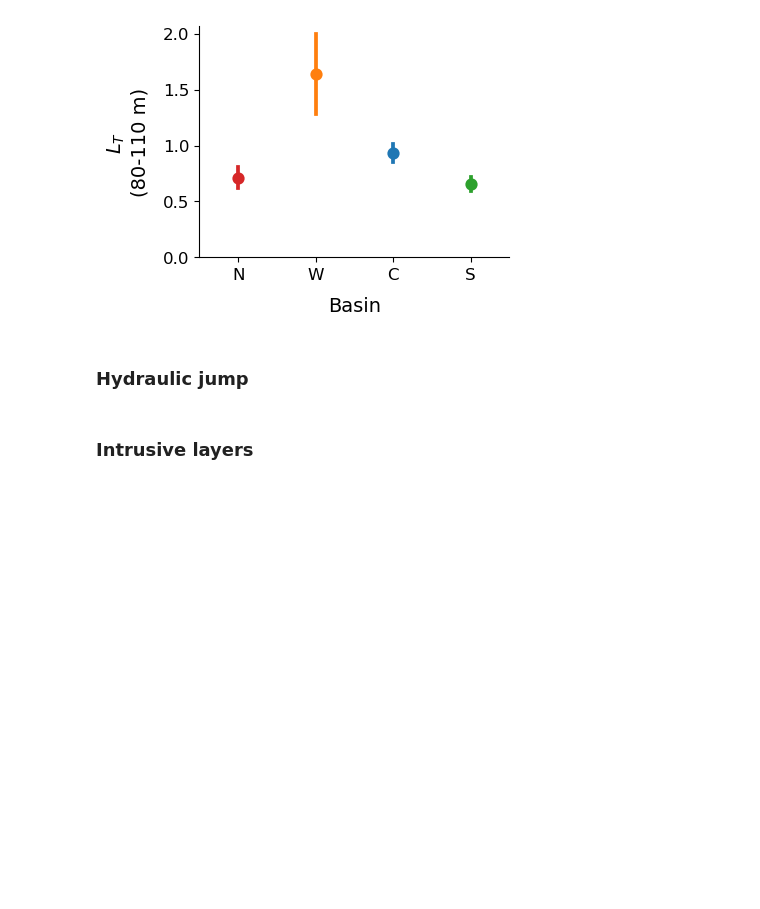
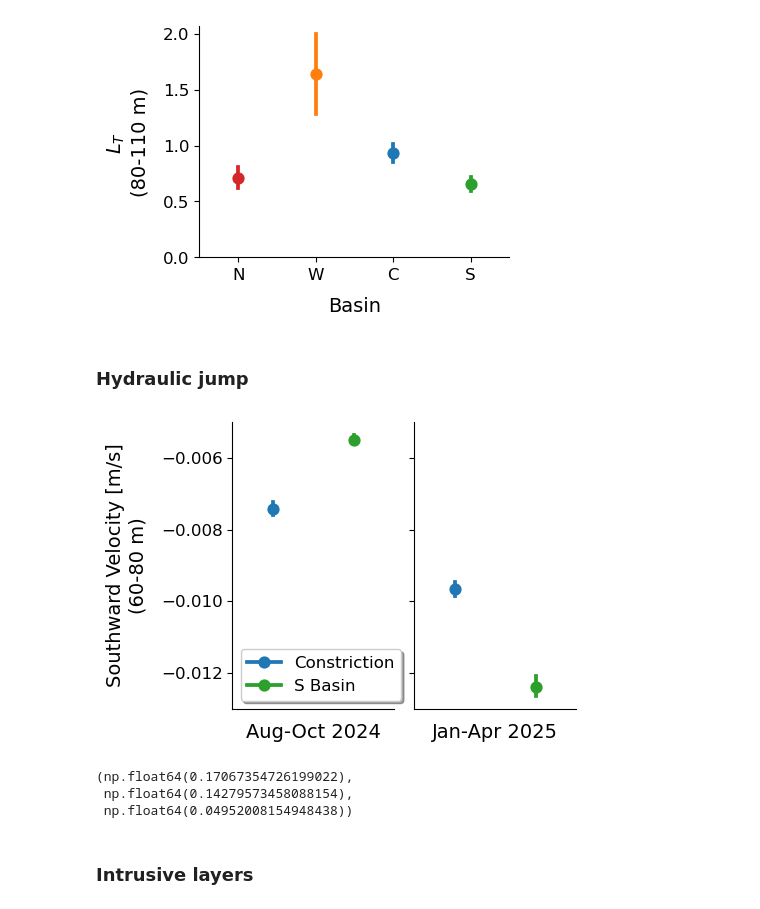
Before and after one commit to hherrema/eawag, a Jupyter notebook: presentations/zug_retreat/processes_zug.ipynb, the cells around one changed output. Drawn from its saved outputs; the diff is of its cells as text; code cells hidden in the pictures; blank space fills up the shorter version.

Commit message:
Zug retreat, UNIL field camp, Zug meeting 2026.6.8

```diff
--- a/presentations/zug_retreat/processes_zug.ipynb
+++ b/presentations/zug_retreat/processes_zug.ipynb
@@ -1012,3 +1062,62 @@ plt.show()
+# %%
+vc2 = ds_adcp_c.vel.sel(dir='N', depth=slice(60, 80))
+vs2 = ds_adcp_s.vel.sel(dir='N', depth=slice(60, 80))
+vs2 = vs2.reindex(time=vc2.time, method='nearest')    # incongruent time dimensions
+
+vc_avg2 = vc2.mean(dim='depth')
+vs_avg2 = vs2.mean(dim='depth')
+
+# filter for soutward flows
+mask2 = (vc_avg2 < 0) & (vs_avg2 < 0)
+
+vc_sel2 = vc_avg2.where(mask2, drop=True)
+vs_sel2 = vs_avg2.where(mask2, drop=True)
+# %%
+fig, ax = plt.subplots(nrows=1, ncols=2, figsize=(5, 3.5), sharey=True)
+
+# Aug-Oct
+sns.pointplot(x=0, y=vc_sel1, color='tab:blue', ax=ax[0], label='Constriction')
+sns.pointplot(x=1, y=vs_sel1, color='tab:green', ax=ax[0], label='S Basin')
+
+# Jan-Apr
+sns.pointplot(x=0, y=vc_sel2, color='tab:blue', ax=ax[1])
+sns.pointplot(x=1, y=vs_sel2, color='tab:green', ax=ax[1])
+
+ax[0].set_ylabel('Southward Velocity [m/s]\n(60-80 m)', fontsize=14, labelpad=10)
+ax[0].set_xlabel('Aug-Oct 2024', fontsize=14, labelpad=10)
+ax[1].set_xlabel('Jan-Apr 2025', fontsize=14, labelpad=10)
+ax[0].tick_params(axis='y', labelsize=12)
+
+for i in range(len(ax)):
+    ax[i].set_xticks([])
+    ax[i].spines[['right', 'top']].set_visible(False)
+
+ax[0].legend(fontsize=12, shadow=True, loc='lower left')
+
+plt.tight_layout()
+plt.savefig('../gallery/zug_retreat/hydraulic_jump.svg', bbox_inches='tight')
+plt.show()
+# %% [output]
+[figure, added]
+# %%
+g = 9.81
+rho1 = 1000.14
+rho2 = 1000.16
+h1 = 70
+h2 = 100
+U1 = 0.02
+U2 = 0.02
+
+g_prime = g * (rho2 - rho1) / rho2
+
+Fr1 = U1 / np.sqrt(g_prime * h1)
+Fr2 = U2 / np.sqrt(g_prime * h2)
+
+Fr1, Fr2, Fr1**2 + Fr2**2
+# %% [output]
+(np.float64(0.17067354726199022),
+ np.float64(0.14279573458088154),
+ np.float64(0.04952008154948438))
 # %% [markdown]
 ### Intrusive layers
 # %%
```
Also changed, not shown: parts of 26 cells of this notebook, 49 other files.
